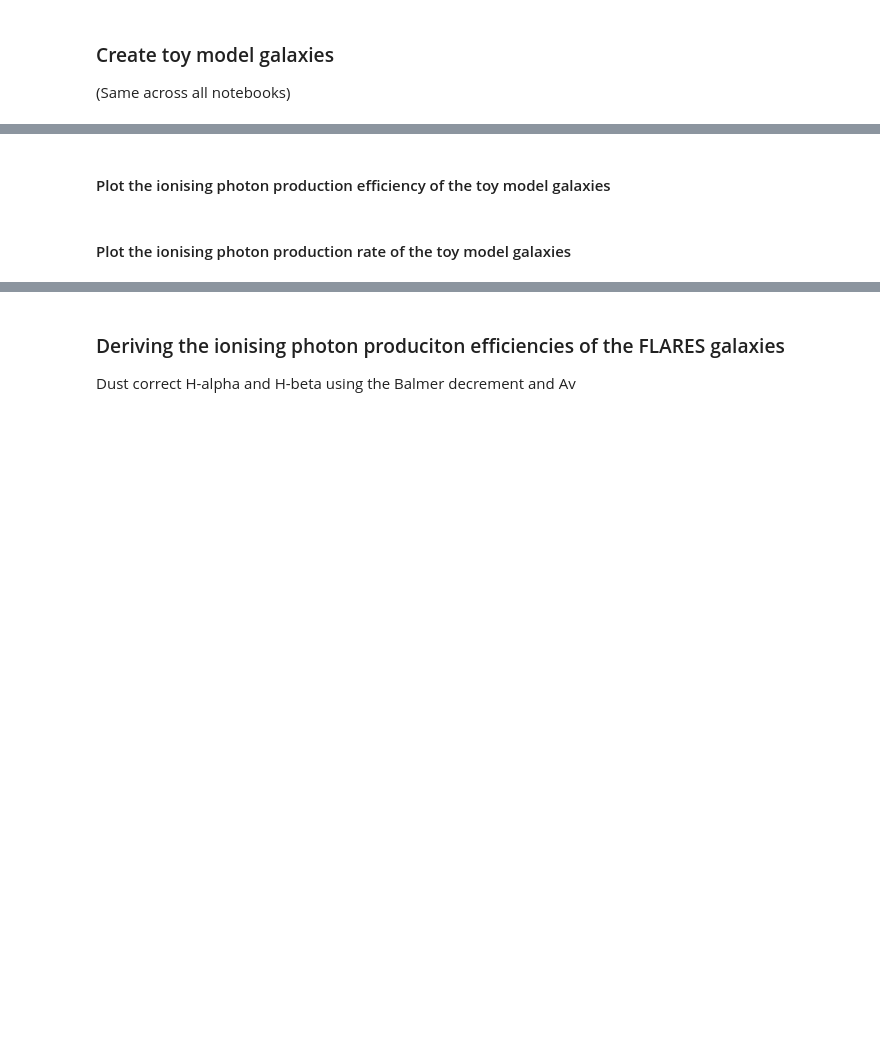
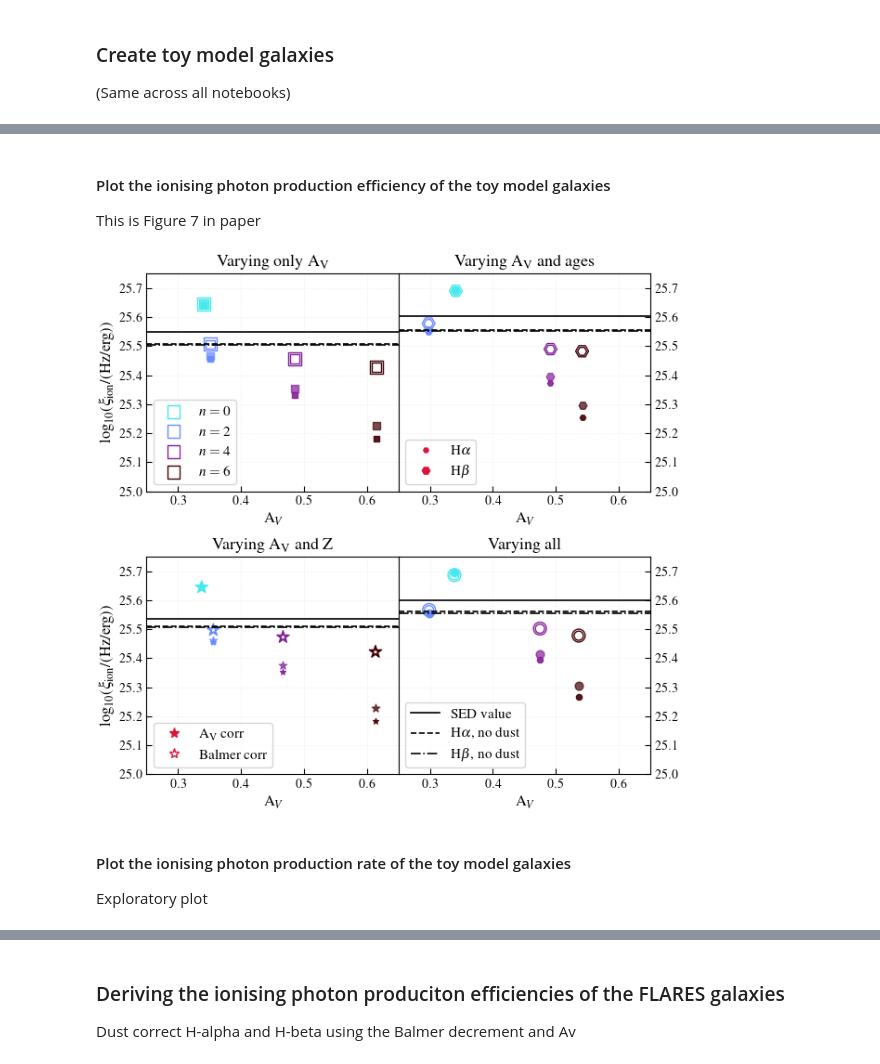
Before and after one commit to aswinpvijayan/line_ratio_reliability, a Jupyter notebook: ion_prod.ipynb, the cells around one changed output, grey strips where cells are left out. Saved outputs shown, nothing was run; the diff lists cells and outputs as text; code cells hidden in the pictures; blank space fills up the shorter version.

```diff
--- a/ion_prod.ipynb
+++ b/ion_prod.ipynb
@@ -104,7 +198,9 @@ lam_Hb = 4861.32 * Angstrom
 ### Create toy model galaxies
 (Same across all notebooks)
 # %%
+# Some arbitrary redshift
 redshift = 6.
+
 # Number of star particles
 n = 100
 ages = 10**np.random.uniform(0, np.log10(50), size=n) * Myr
@@ -112,11 +208,20 @@ Z = 10**np.random.uniform(-3.5, -2., size=n)
 mass = 1e6*np.random.uniform(2, 5, n) * Msun
 
 # Dust distributions
+# We want to explore the impact of varying the dust distribution
+# on observed line luminosities and ratios. We do this by drawing
+# tau_v values from a normal distribution with mean 0.3 and sigma 0.4,
+# and then scaling the sigma by different factors to create different
+# dust distributions. We also set a maximum tau_v value of 7 to avoid
+# unphysically high values. We also creat 4 different toy galaxies with
+# the same average proeprties, but varying first the dust distribution,
+# then the age distribution, then the metallicity distribution, and
+# finally all properties together.
 max_tau = 7
-mu, sigma = 0.1, 0.2
+mu, sigma = 0.3, 0.4
 nsigma = np.arange(0,max_tau,2)
 num_gals = len(nsigma)
-
+colors = cmr.take_cmap_colors('cmr.gem_r', num_gals, return_fmt='rgb')
 
 # Property holders
 logOH = np.zeros(4)
@@ -129,8 +234,10 @@ sed_emergent = np.zeros((4, num_gals), dtype=object)
 lum_att = np.zeros((4, num_gals))
 Av = np.zeros((4, num_gals))
 att_curve = np.zeros((4, num_gals, len(grid.lam)))
+
 #Incident and intrinsic
 Luv = np.zeros((2, 4))
+# Attenuated
 Luv_att = np.zeros((4, num_gals))
 
 gal_ippe_Ha = np.zeros((4, num_gals))
@@ -162,7 +269,7 @@ ok = gal.stars.ages<=10*Myr
 Zmean = np.sum(gal.stars.initial_masses[ok] * gal.stars.metallicities[ok]) / np.sum(gal.stars.initial_masses[ok])
 Agemean = np.sum(gal.stars.initial_masses[ok] * gal.stars.ages[ok]) / np.sum(gal.stars.initial_masses[ok])
 
-print (Zmean, Agemean)
+# print (Zmean, Agemean)
 
 # Keep everything fixed
 gal_const = Galaxy(redshift=redshift)
@@ -192,12 +299,12 @@ all_gals = [gal_const, gal_vary_age, gal_vary_Z, gal]
 
 tau_v = np.zeros((num_gals, n))
 for ii in range(num_gals):
-    tmp  = mu + np.random.normal(0, nsigma[ii], n)
+    tmp  = mu + np.random.normal(0, sigma*nsigma[ii], n)
     tmp[tmp<0] = 0.01
     tau_v[ii] = tmp
 
 for jj, kk in enumerate(all_gals):
-    print ("Galaxy number: ", jj)
+    # print ("Galaxy number: ", jj)
     ok = kk.stars.ages<=10*Myr
     Zmean = np.sum(kk.stars.initial_masses[ok] * kk.stars.metallicities[ok]) / np.sum(kk.stars.initial_masses[ok])
     logOH[jj] = 8.69 + np.log10(Zmean/Zsun)
@@ -216,7 +323,6 @@ for jj, kk in enumerate(all_gals):
         kk.stars.get_lines(li,
             emodel
         )
-
 
         line_emergent[jj][ii] = kk.stars.lines['emergent']
 
@@ -246,22 +352,17 @@ for jj, kk in enumerate(all_gals):
 
     Av[jj] = -2.5 * np.log10(lum_att[jj]/lum_int[jj])
 
-
 for jj, kk in enumerate(all_gals):
     for ii in range(num_gals):
         nion_Ha[jj][ii] = calc_line_corr_from_Av(line_emergent[jj][ii]['Ha'].luminosity, lam_Ha, Av[jj][ii], slope=0) / 1.36e-12
         Luv_Av[jj][ii] = calc_line_corr_from_Av(Luv_att[jj][ii], 1500*Angstrom, Av[jj][ii], slope=0)
 
-
         nion_Hb[jj][ii] = calc_line_corr_from_Av(line_emergent[jj][ii]['Hb'].luminosity, lam_Hb, Av[jj][ii], slope=0) / 4.87e-13
-
 
         nion_decrement_Ha[jj][ii] = calc_line_corr(line_emergent[jj][ii]['Ha'].luminosity, lam_Ha, line_emergent[jj][ii]['Ha'].luminosity/line_emergent[jj][ii]['Hb'].luminosity) / 1.36e-12
         Luv_decrement[jj][ii] = calc_line_corr(Luv_att[jj][ii], 1500*Angstrom, line_emergent[jj][ii]['Ha'].luminosity/line_emergent[jj][ii]['Hb'].luminosity)
 
-
         nion_decrement_Hb[jj][ii] = calc_line_corr(line_emergent[jj][ii]['Hb'].luminosity, lam_Hb, line_emergent[jj][ii]['Ha'].luminosity/line_emergent[jj][ii]['Hb'].luminosity) / 4.87e-13
-
 
 gal_ippe_Ha = nion_Ha / Luv_Av
 gal_ippe_Hb = nion_Hb / Luv_Av
@@ -270,5 +380,7 @@ gal_ippe_decrement_Hb = nion_decrement_Hb / Luv_decrement
 # %% [markdown]
 #### Plot the ionising photon production efficiency of the toy model galaxies
+
+This is Figure 7 in paper
 # %%
 fig, axs = plt.subplots(nrows = 2, ncols = 2, figsize=(7, 7), facecolor='w', edgecolor='k')
 axs = axs.ravel()
@@ -276,7 +388,9 @@ axs = axs.ravel()
 stitle = [r'Varying only A$_{\mathrm{V}}$', r'Varying A$_{\mathrm{V}}$ and ages', r'Varying A$_{\mathrm{V}}$ and Z', 'Varying all']
 
 markers = ['s', 'H', '*', 'o']
-custom = [Line2D([], [], marker=ii, markersize=8, color='dodgerblue', linestyle='None') for ii in markers]
+custom_att = [Line2D([], [], marker='*', markersize=8, color='crimson', linestyle='None', markerfacecolor=ii) for ii in ['crimson', 'None']]
+
+custom_line = [Line2D([], [], marker='H', markersize=ii, color='crimson', linestyle='None') for ii in [4, 6]]
 
 for jj, ax in enumerate(axs):
     if jj==3:
@@ -289,40 +403,46 @@ for jj, ax in enumerate(axs):
         ax.axhline(y=np.log10(i_ppe_Hb[jj]), color='black', ls='dashdot')
 
     for ii in range(num_gals):
-        color = plt.cm.tab10(ii)
+        color = colors[ii]
 
         ax.scatter(Av[jj][ii], np.log10(gal_ippe_Ha[jj][ii]), color=color, s=20, marker=markers[jj], alpha=0.9)
 
         ax.scatter(Av[jj][ii], np.log10(gal_ippe_Hb[jj][ii]), color=color, s=40, marker=markers[jj], alpha=0.7)
 
         ax.scatter(Av[jj][ii], np.log10(gal_ippe_decrement_Ha[jj][ii]), edgecolor=color, facecolor='None', s=50, marker=markers[jj])
 
         if jj==0:
-            ax.scatter(Av[jj][ii], np.log10(gal_ippe_decrement_Hb[jj][ii]), edgecolor=color, facecolor='None', s=100, marker=markers[jj], label=rF'$\sigma={nsigma[ii]}$')
+            ax.scatter(Av[jj][ii], np.log10(gal_ippe_decrement_Hb[jj][ii]), edgecolor=color, facecolor='None', s=100, marker=markers[jj], label=rF'$n={nsigma[ii]}$')
         else:
             ax.scatter(Av[jj][ii], np.log10(gal_ippe_decrement_Hb[jj][ii]), edgecolor=color, facecolor='None', s=100, marker=markers[jj])
 
     ax.grid(ls='dotted')
     ax.set_xlabel(r'A$_{V}$', fontsize=12)
-    ax.set_xlim(0.05, 0.85)
-    ax.set_ylim(25., 25.65)
+    ax.set_xlim(0.25, 0.65)
+    ax.set_ylim(25., 25.75)
     ax.set_title(stitle[jj], fontsize=13)
 
 
 axs[1].yaxis.tick_right()
 axs[3].yaxis.tick_right()
 
 axs[0].set_ylabel(r'log$_{10}$($\xi_{\rm ion}$/(Hz/erg))', fontsize=12)
 axs[2].set_ylabel(r'log$_{10}$($\xi_{\rm ion}$/(Hz/erg))', fontsize=12)
 
 axs[0].legend(frameon=True, fontsize=11, loc='lower left')
+axs[1].legend(custom_line, [r'H${\rm \alpha}$', r'H${\rm \beta}$'], frameon=True, fontsize=11, loc='lower left')
+axs[2].legend(custom_att, [r'A$_{\rm V}$ corr', r'Balmer corr'], frameon=True, fontsize=11, loc='lower left')
 axs[3].legend(frameon=True, fontsize=11, loc='lower left')
 
 fig.subplots_adjust(hspace=0.3, wspace=0)
 plt.savefig('plots/toy_ion_ppe.png', dpi=300, bbox_inches='tight')
 plt.show()
+# %% [output]
+[figure, added]
 # %% [markdown]
 #### Plot the ionising photon production rate of the toy model galaxies
+
+Exploratory plot
 # %%
 fig, axs = plt.subplots(nrows = 2, ncols = 2, figsize=(7, 7), facecolor='w', edgecolor='k')
 axs = axs.ravel()
```
Also changed, not shown: parts of 16 cells of this notebook, 2 other files.
